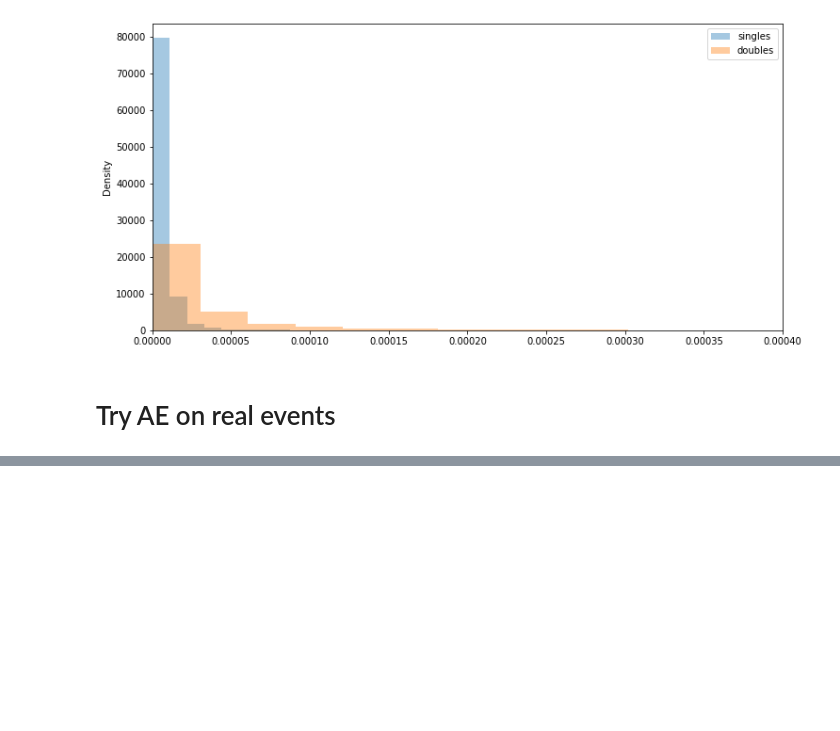
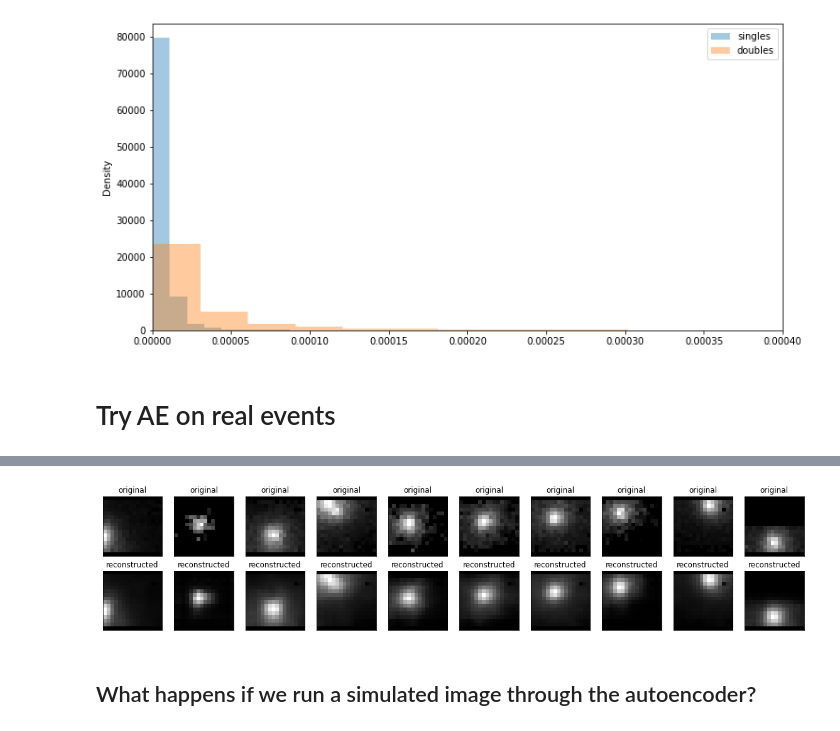
Before and after one commit to geirtul/master_analysis, a Jupyter notebook: notebooks/classification/autoencoder_occ.ipynb, the cells around one changed output, grey strips where cells are left out. Drawn from its saved outputs; the diff is of its cells as text; code cells hidden in the pictures; blank space fills up the shorter version.

```diff
--- a/notebooks/classification/autoencoder_occ.ipynb
+++ b/notebooks/classification/autoencoder_occ.ipynb
@@ -136,0 +180,27 @@ events, images = import_real_energy_data(repo_root + "data/real/decaydata_100k.t
+# %%
+encoded_imgs = autoencoder.encoder(normalize_image_data(images[val_idx])).numpy()
+decoded_imgs = autoencoder.decoder(encoded_imgs).numpy()
+
+n = 10
+plt.figure(figsize=(20, 4))
+for i in range(n):
+  # display original
+  ax = plt.subplot(2, n, i + 1)
+  plt.imshow(images[val_idx][i].reshape(16,16))
+  plt.title("original")
+  plt.gray()
+  ax.get_xaxis().set_visible(False)
+  ax.get_yaxis().set_visible(False)
+
+  # display reconstruction
+  ax = plt.subplot(2, n, i + 1 + n)
+  plt.imshow(decoded_imgs[i].reshape(16,16))
+  plt.title("reconstructed")
+  plt.gray()
+  ax.get_xaxis().set_visible(False)
+  ax.get_yaxis().set_visible(False)
+plt.show()
+# %% [output]
+[figure, added]
+# %% [markdown]
+## What happens if we run a simulated image through the autoencoder?
```
Also changed, not shown: parts of 8 cells of this notebook.
